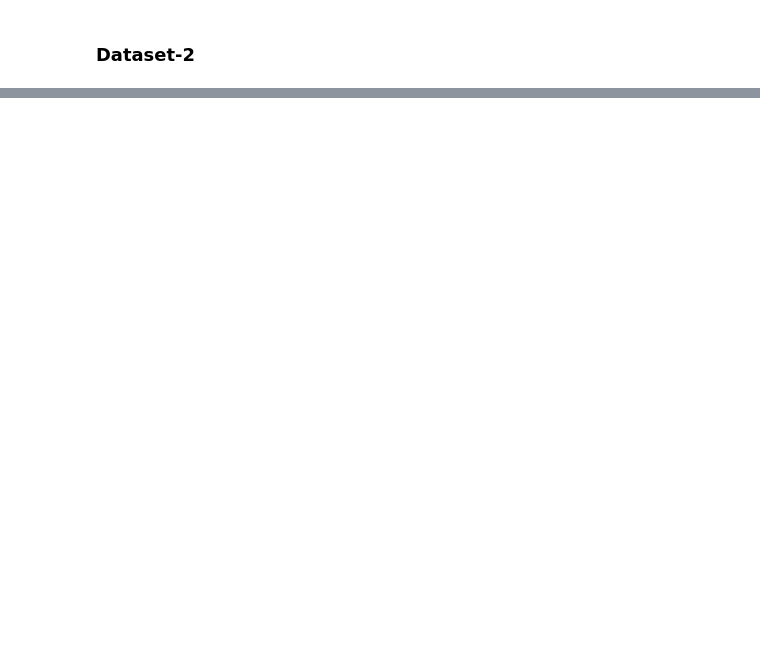
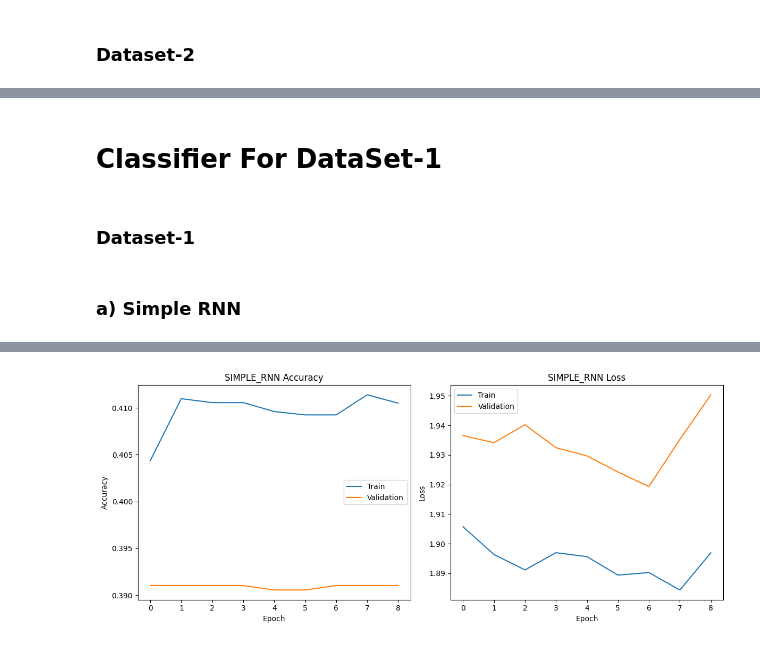
Before and after one commit to Rajat72/CS5803_NLP, a Jupyter notebook: Assignment-2/code.ipynb, the cells around one changed output, grey strips where cells are left out. Drawn from its saved outputs; the diff is of its cells as text; code cells hidden in the pictures; blank space fills up the shorter version.

```diff
--- a/Assignment-2/code.ipynb
+++ b/Assignment-2/code.ipynb
@@ -223,6 +227,12 @@ data1_copy.drop(columns=["ID"],inplace=True)
 #Clean text Data on various parameters
 data1_copy['ABSTRACT'] = data1['ABSTRACT'].apply(lambda x: cleaner.full_clean(x, remove_stopwords=True, lemmatize=True))
 data1_copy['TITLE'] = data1['TITLE'].apply(lambda x: cleaner.full_clean(x, remove_stopwords=True, lemmatize=True, is_title=True))
+data1_copy['Content']= data1_copy['TITLE'] + " " + data1_copy['ABSTRACT']
+data1_copy.drop(columns=["ABSTRACT","TITLE"],inplace=True)
+
+# move Content column to first position
+first_column = data1_copy.pop('Content')
+data1_copy.insert(0, 'Content', first_column)
 
 #save intermediate form
 data1_copy.to_excel("Intermediate\\data1_pass1.xlsx",index=False)
@@ -249,0 +390,35 @@ data2_copy.to_excel("Intermediate\\data2_pass1.xlsx",index=False)
+# %% [markdown]
+# Classifier For DataSet-1
+# %% [markdown]
+### Dataset-1
+# %%
+classifier = TextClassifier(
+    class_names=data1_copy.columns[1:],
+    vocab_size=30000,
+    max_seq_length=500
+)
+
+# Preprocess data
+texts, labels = classifier.preprocess_data(data1_copy,text_columns=['Content'])
+
+# Split dataset
+X_train, X_temp, y_train, y_temp = train_test_split(texts, labels, test_size=0.2, random_state=42)
+X_val, X_test, y_val, y_test = train_test_split(X_temp, y_temp, test_size=0.5, random_state=42)
+
+# Convert validation set to TensorFlow Dataset
+val_ds = tf.data.Dataset.from_tensor_slices(
+    (X_val, y_val.astype('float32'))
+).batch(64)
+
+# Adapt vectorizer and train models
+classifier.adapt_vectorizer(X_train)
+# %% [markdown]
+### a) Simple RNN
+# %%
+model_type='simple_rnn'
+# Train model with explicit validation set
+classifier.train(X_train, y_train, model_type=model_type, validation_data=val_ds,dataset="Dataset-1")
+simple_rnn_acc=classifier.evaluate(test_texts=X_test, test_labels=y_test, model_type=model_type)
+classifier.plot_history(model_type)
+print(f"Test Accuracy: {simple_rnn_acc['accuracy']:.2%}")
+# %% [output]
@@ -249,0 +444 @@ data2_copy.to_excel("Intermediate\\data2_pass1.xlsx",index=False)
+[figure, added]
```
Also changed, not shown: parts of 28 cells of this notebook, 3 other files.
